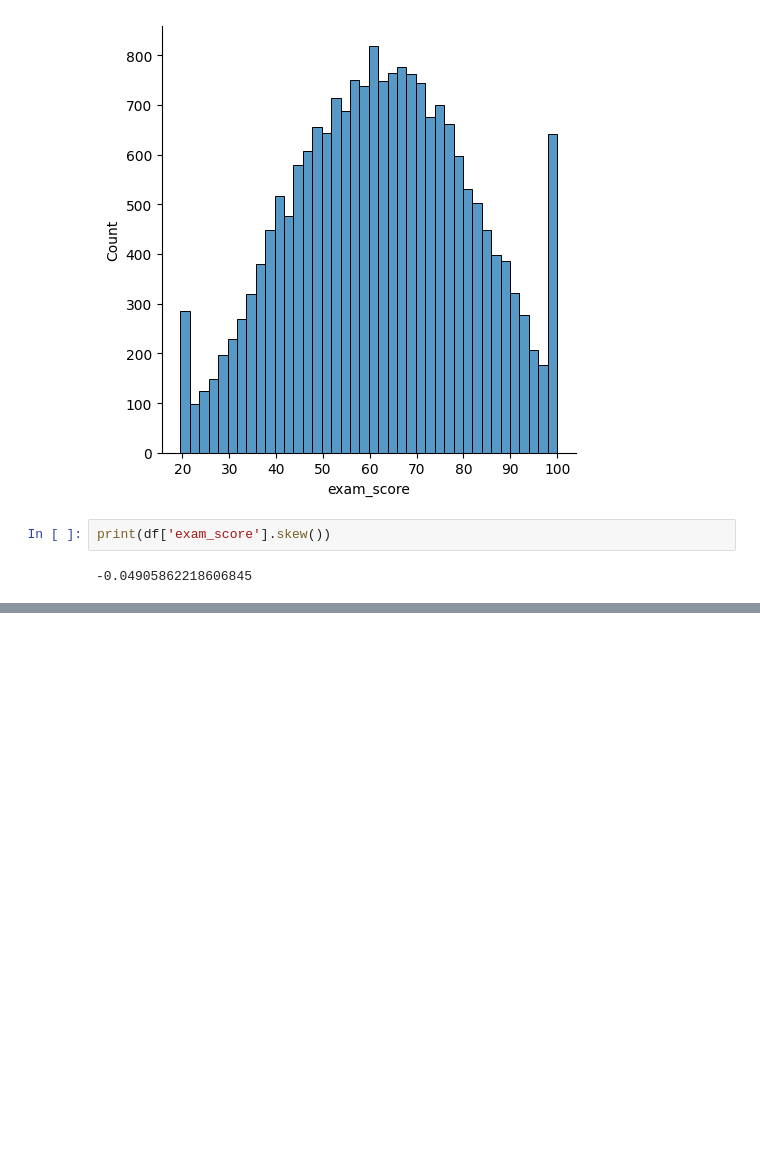
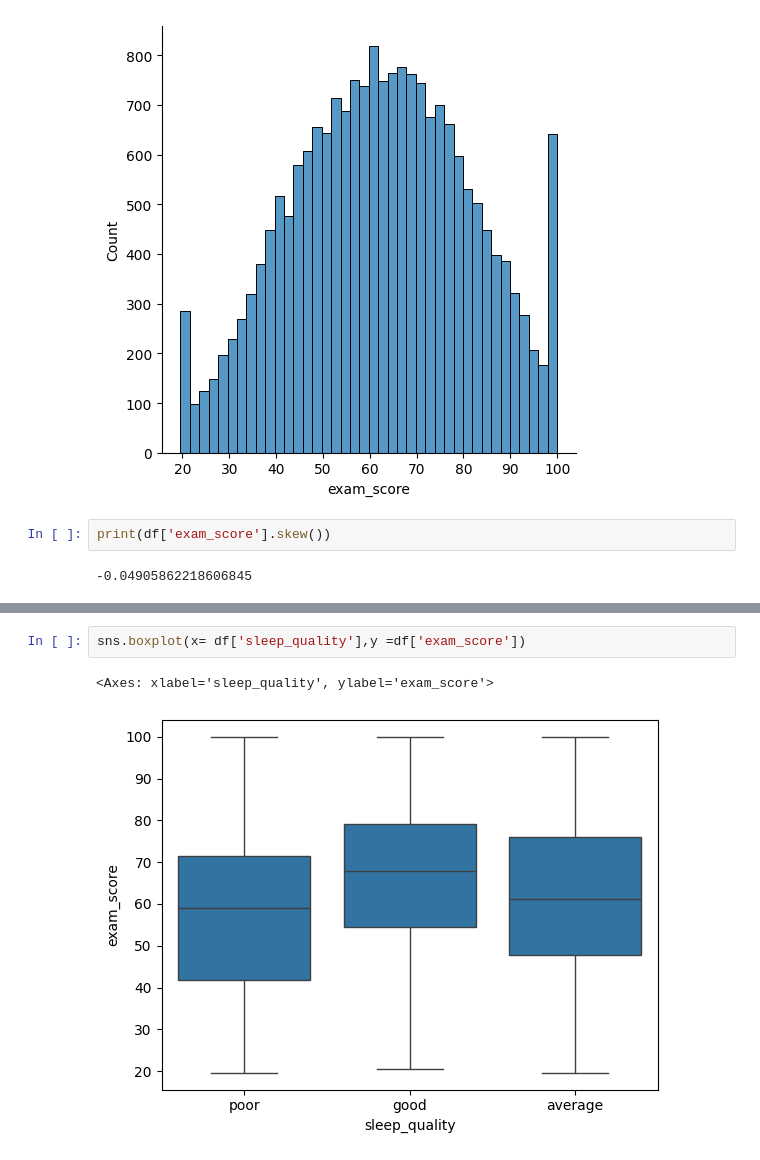
Before and after one commit to Saumik-Yadav/student-exam-score-predictor, a Jupyter notebook: Student_Score_prediction.ipynb, the cells around one changed output, grey strips where cells are left out. Cells and saved outputs as stored; diff of their text form; blank space fills up the shorter version.

```diff
--- a/Student_Score_prediction.ipynb
+++ b/Student_Score_prediction.ipynb
@@ -78,0 +83,5 @@ Name: count, dtype: int64
+# %%
+sns.boxplot(x= df['sleep_quality'],y =df['exam_score'])
+# %% [output]
+<Axes: xlabel='sleep_quality', ylabel='exam_score'>
+[figure, added]
```
Also changed, not shown: parts of 7 cells of this notebook.
